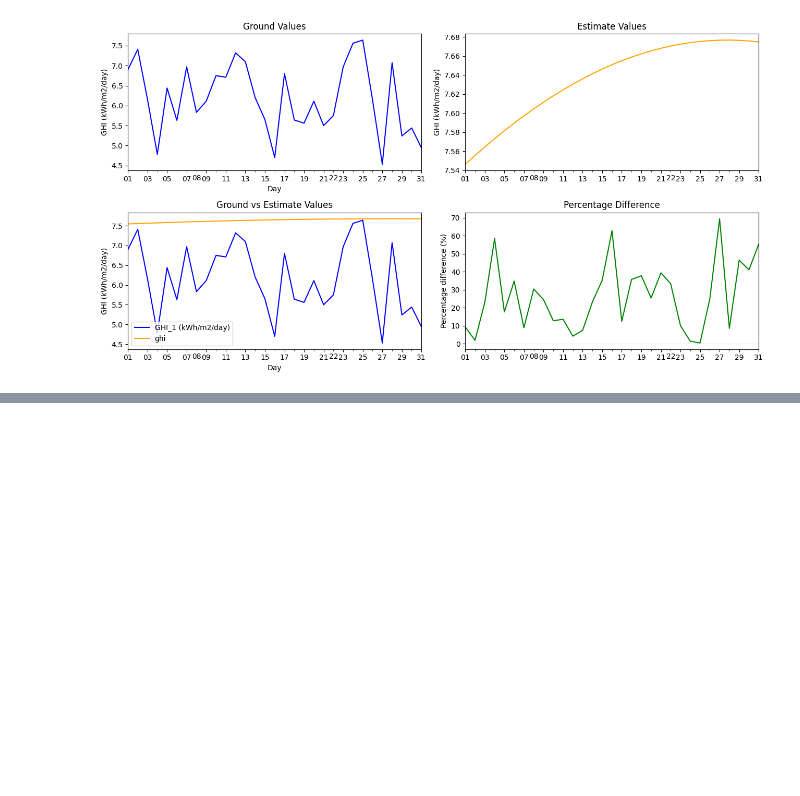
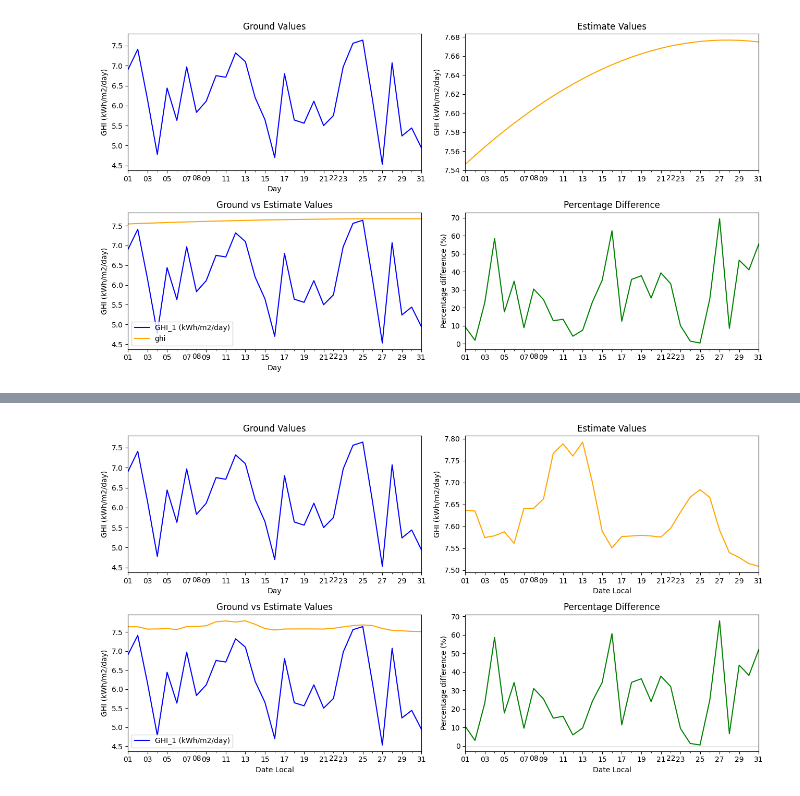
Before and after one commit to Marconi-Lab/SolarIrradiation, a Jupyter notebook: jupyter_notebooks/pvlib_pipeline.ipynb, the cells around one changed output, grey strips where cells are left out. Drawn from its saved outputs; the diff is of its cells as text; code cells hidden in the pictures; blank space fills up the shorter version.

```diff
--- a/jupyter_notebooks/pvlib_pipeline.ipynb
+++ b/jupyter_notebooks/pvlib_pipeline.ipynb
@@ -252,0 +355,4 @@ if __name__ == "__main__":
+# %%
+plot_ground_vs_estimate(ghi_ground, convert_to_kwh_per_m2_per_day(rest_ghi))
+# %% [output]
+[figure, added]
```
Also changed, not shown: parts of 20 cells of this notebook, 6 other files.
